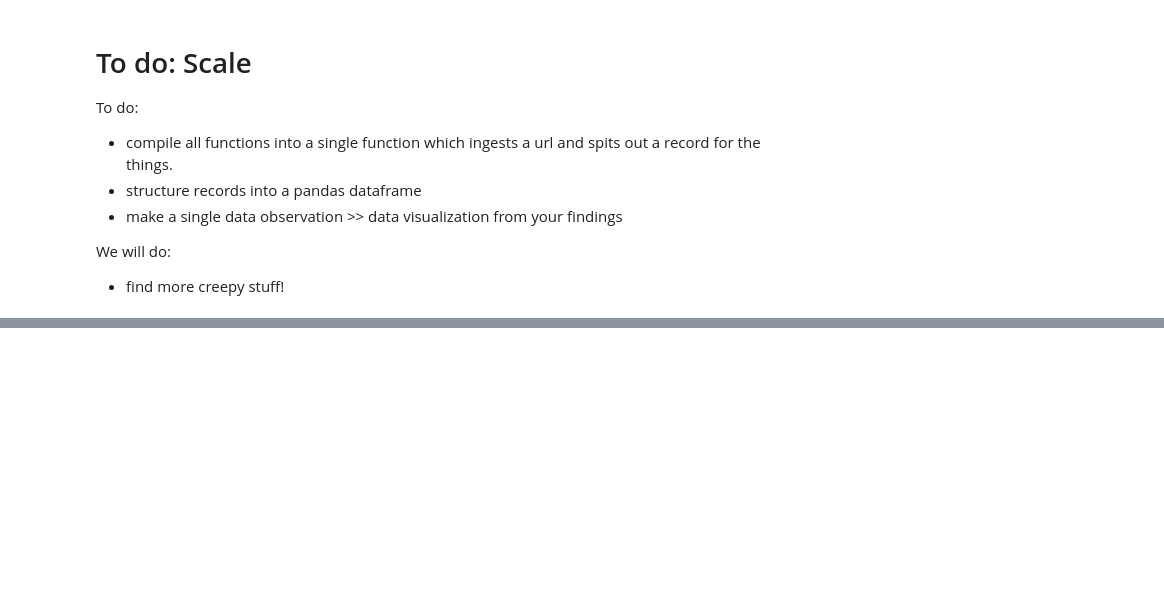
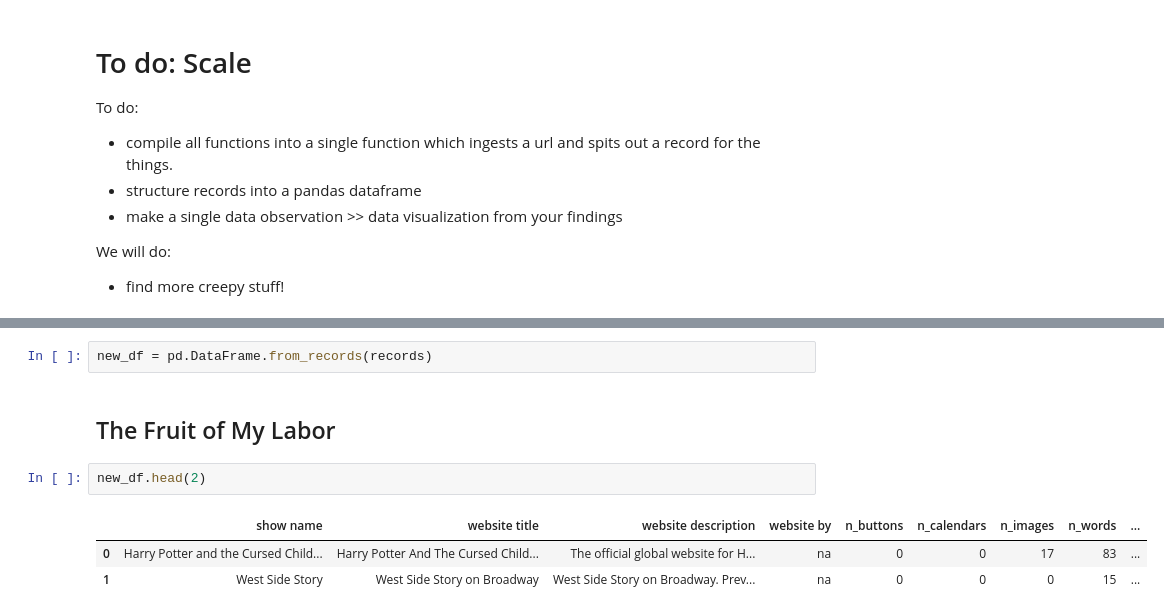
Before and after one commit to ybressler/Web-Scraping, a Jupyter notebook: Web Scraping Overview – NYC Python Meetup.ipynb, the cells around one changed output, grey strips where cells are left out. Saved outputs shown, nothing was run; the diff lists cells and outputs as text; blank space fills up the shorter version.

```diff
--- a/Web Scraping Overview – NYC Python Meetup.ipynb
+++ b/Web Scraping Overview – NYC Python Meetup.ipynb
@@ -143,0 +325,10 @@ We will do:
+# %%
+new_df = pd.DataFrame.from_records(records)
+# %% [markdown]
+## The Fruit of My Labor
+# %%
+new_df.head(2)
+# %% [output]
+|  | show name | website title | website description | website by | n_buttons | n_calendars | n_images | n_words | ... |
+| 0 | Harry Potter and the Cursed Child... | Harry Potter And The Cursed Child... | The official global website for H... | na | 0 | 0 | 17 | 83 | ... |
+| 1 | West Side Story | West Side Story on Broadway | West Side Story on Broadway. Prev... | na | 0 | 0 | 0 | 15 | ... |
```
Also changed, not shown: parts of 14 cells of this notebook.
